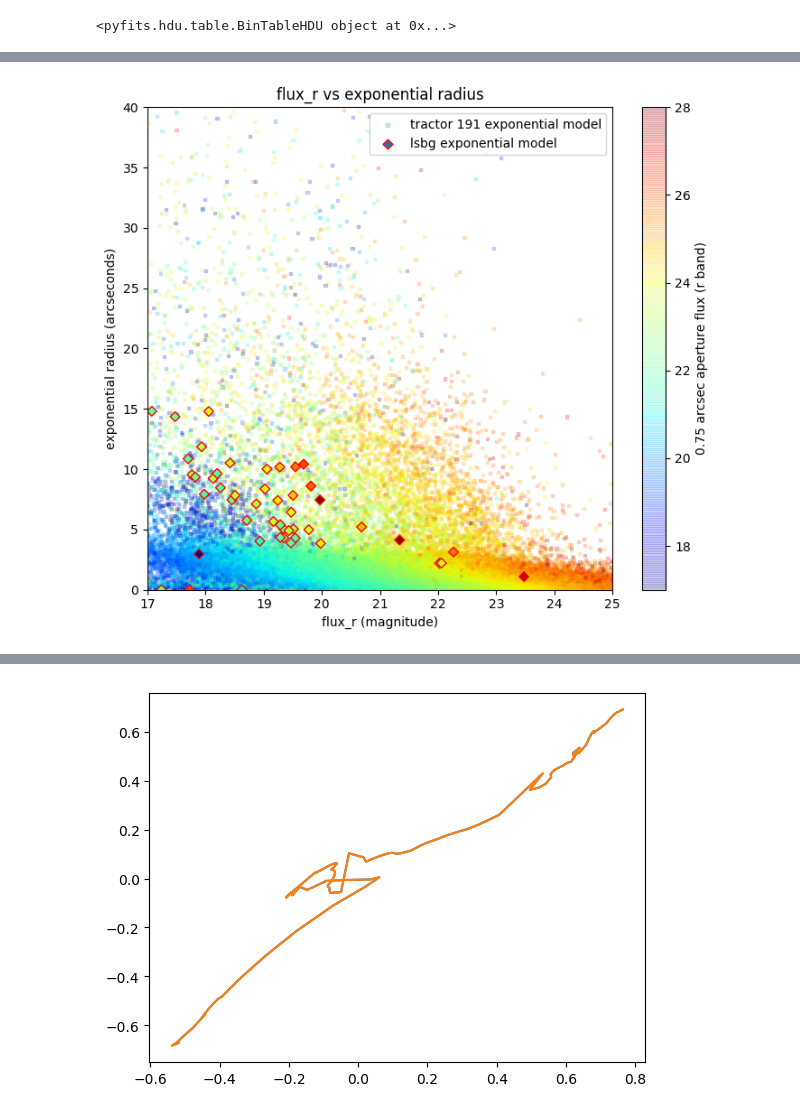
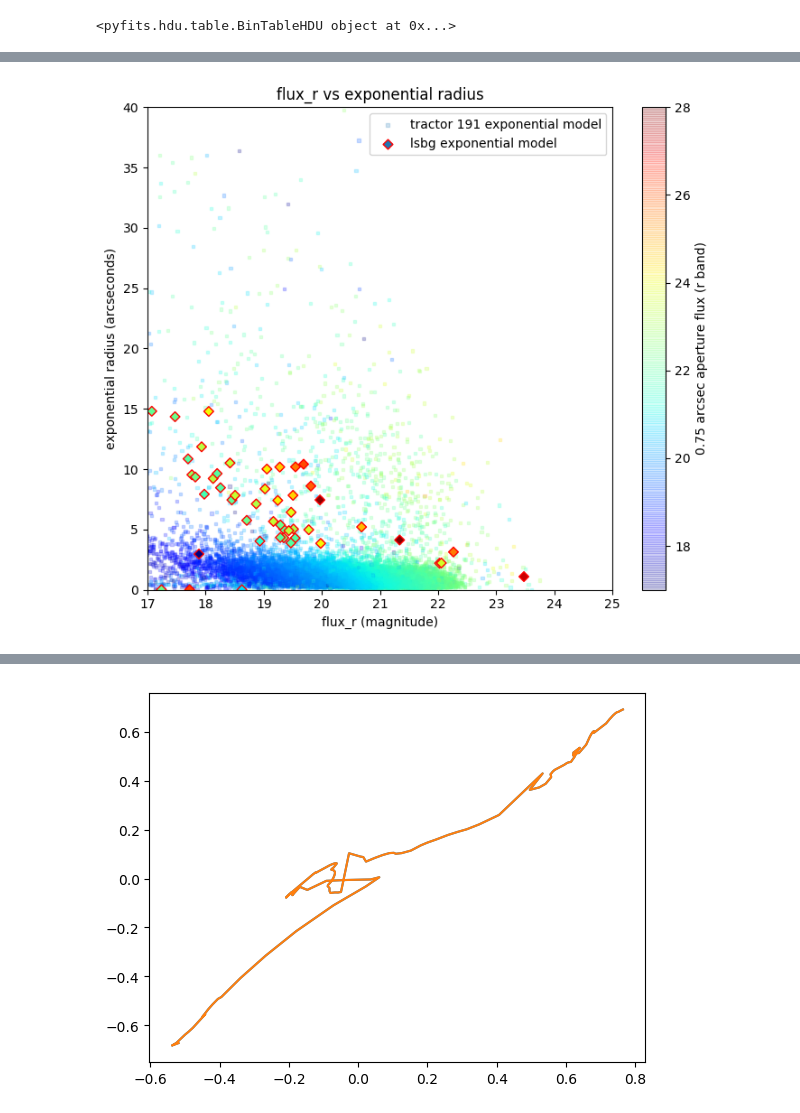
Before and after one commit to tlmakinen/ultra-diffuse-galaxy-JP, a Jupyter notebook: legacy-file-assembly.ipynb, the cells around one changed output, grey strips where cells are left out. Cells and saved outputs as stored; diff of their text form; code cells hidden in the pictures.

```diff
--- a/legacy-file-assembly.ipynb
+++ b/legacy-file-assembly.ipynb
@@ -264,0 +256,14 @@ t = big_table[keep]
+# %%
+magg = (22.5-np.log10(t["flux_g"]))
+magr = (22.5-np.log10(t["flux_r"]))
+magz = (22.5-np.log10(t["flux_z"]))
+ap_g = (22.5-np.log10(t["apflux_2.0_g"]))
+ap_r = (22.5-np.log10(t["apflux_2.0_r"]))
+ap_z = (22.5-np.log10(t["apflux_2.0_z"]))
+
+mask = magg < 22.5
+mask &= ap_g < 22.5
+mask &= (magr<23.) & (magz<23.)
+mask &= (ap_r<23.) & (ap_z<23.)
+
+t = t[mask]
@@ -264,0 +272,28 @@ t = big_table[keep]
+# %%
+magg = (22.5-np.log10(t["flux_g"]))
+magr = (22.5-np.log10(t["flux_r"]))
+magz = (22.5-np.log10(t["flux_z"]))
+ap_g = (22.5-np.log10(t["apflux_2.0_g"]))
+ap_r = (22.5-np.log10(t["apflux_2.0_r"]))
+ap_z = (22.5-np.log10(t["apflux_2.0_z"]))
+
+mask = magg < 23.
+
+
+t = t[mask]
+
+ap_gr = ap_g-ap_r
+ap_rz = ap_r-ap_z
+
+m_gr = magg-magr
+m_rz = magr-magz
+
+
+ifoo = (m_rz < -2) & (m_gr > 2) & (magg < 23.0)
+
+ra = t["ra"]
+dec = t["dec"]
+
+print(ra[ifoo],dec[ifoo],magg[ifoo],magr[ifoo])
+
+#print(magg[0:9]-magr[0:9],ap_g[0:9]-ap_r[0:9])
@@ -308,7 +404,7 @@ tractor_flux = 22.5 - 2.5*np.log10(t['flux_r'])
 lsbg_apflux = 22.5 - 2.5*np.log10(lsbg_tab['apflux_r'][:,1])
 
 # create colorbar for aperture fluxes. This is essentially the objects' luminosity profiles
-cbar = 22.5 - 2.5*np.log10(t['apflux_r'])        # use big tractor file for colorbar range
+cbar = 22.5 - 2.5*np.log10(t['apflux_2.0_r'])        # use big tractor file for colorbar range
 cbarlsbg = lsbg_apflux
 
 #cbarnorm = cbar / cbar.max()        # normalize colorbar to be able to use cool presets
@@ -317,31 +413,31 @@ uplim = 28                         # set upper and lower limits for color bar (+
 lowlim = 17
 
 # make cut based on apflux -- indexes where apflux > 20
 #cut_indx = np.argwhere(t['apflux_r']>20)
 
 
 # make scatterplots
 sctrac = ax1.scatter(tractor_flux, t['shapeexp_r'], s=5, c = cbar, marker = "s", cmap=plt.cm.jet, alpha=0.2, label = 'tractor 191 exponential model')
 
 sc = ax1.scatter(flux_mag, lsbg_tab['shapeexp_r'], s=30, c = cbarlsbg, marker='D', cmap=plt.cm.jet, alpha=1, edgecolors='r', label='lsbg exponential model')
 
 
 
 plt.xlim((17, 25))
 plt.ylim((0, 40))
 plt.title('flux_r vs exponential radius')
 plt.xlabel('flux_r (magnitude)')
 plt.ylabel('exponential radius (arcseconds)')
 
 plt.legend(loc='best')
 plt.tight_layout()
 sctrac.set_clim([lowlim, uplim])
 colorbar = plt.colorbar(sctrac)
 
 colorbar.set_label('0.75 arcsec aperture flux (r band)', rotation=90)
 
 
 
 plt.show()
 # %% [output]
-[figure, old version]
+[figure, new version]
```
Also changed, not shown: parts of 21 cells of this notebook.
